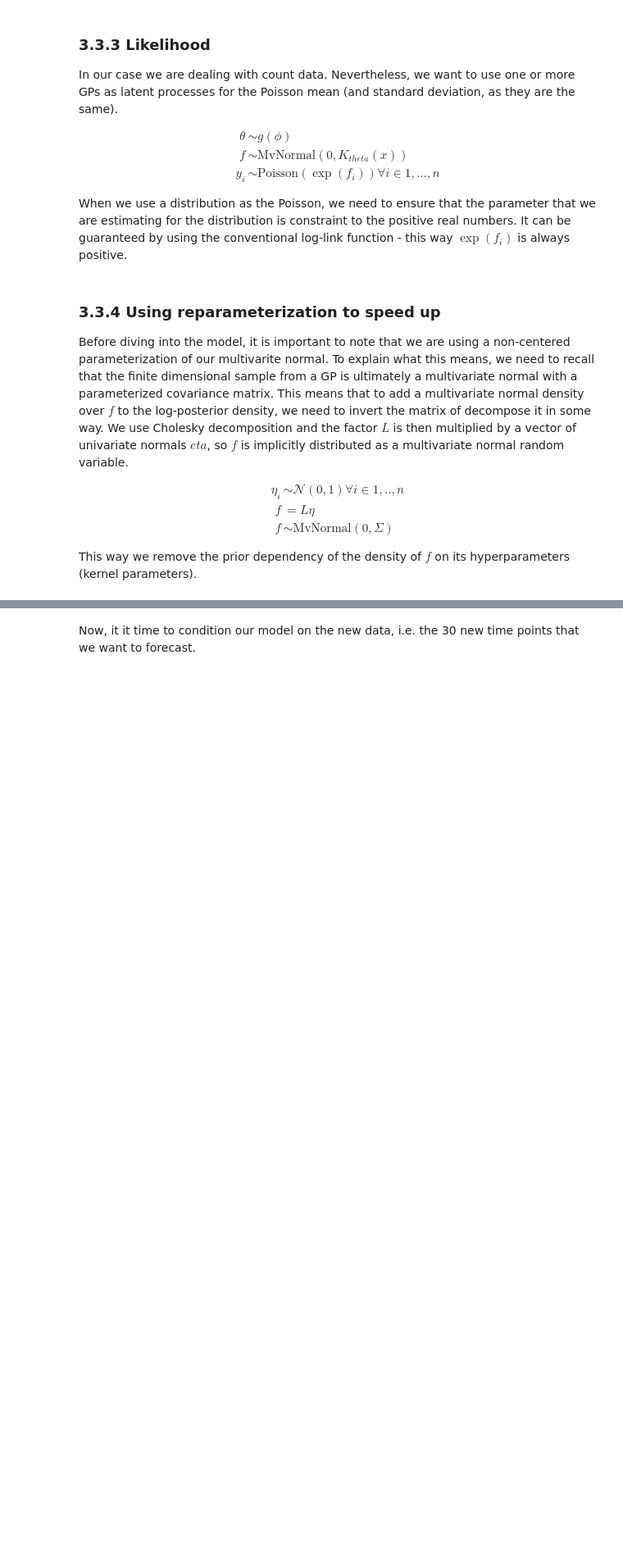
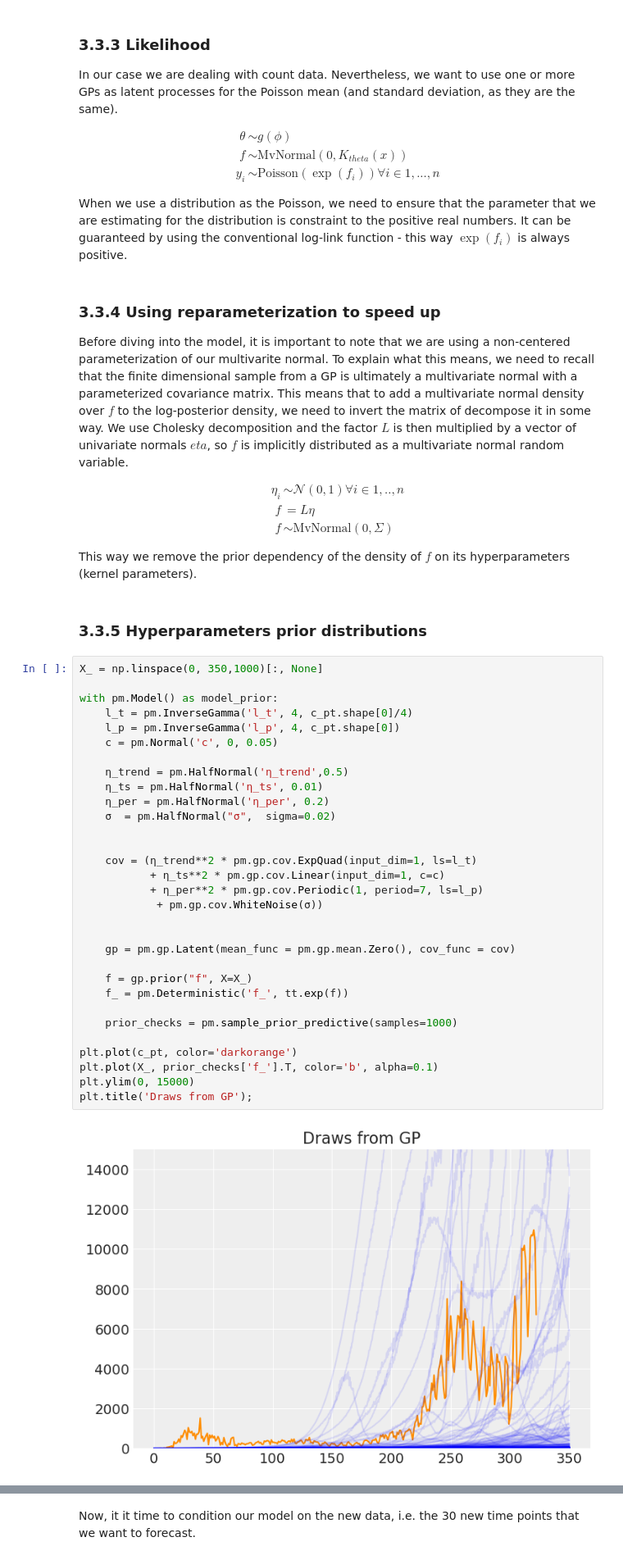
Before and after one commit to luisroque/hierarchical_ts_forecaster, a Jupyter notebook: notebooks/Forecasting new COVID19 cases in Portugal using Gaussian Processes.ipynb, the cells around one changed output, grey strips where cells are left out. Shown at 82% size. Drawn from its saved outputs; the diff is of its cells as text; blank space fills up the shorter version.

```diff
--- a/notebooks/Forecasting new COVID19 cases in Portugal using Gaussian Processes.ipynb
+++ b/notebooks/Forecasting new COVID19 cases in Portugal using Gaussian Processes.ipynb
@@ -267,4 +294,39 @@ f &\sim \text{MvNormal}(0, \Sigma)
 \end{align}
 
 This way we remove the prior dependency of the density of $f$ on its hyperparameters (kernel parameters).
+# %% [markdown]
+### 3.3.5 Hyperparameters prior distributions
+# %%
+X_ = np.linspace(0, 350,1000)[:, None]
+
+with pm.Model() as model_prior:
+    l_t = pm.InverseGamma('l_t', 4, c_pt.shape[0]/4)
+    l_p = pm.InverseGamma('l_p', 4, c_pt.shape[0])
+    c = pm.Normal('c', 0, 0.05)
+
+    η_trend = pm.HalfNormal('η_trend',0.5)
+    η_ts = pm.HalfNormal('η_ts', 0.01)
+    η_per = pm.HalfNormal('η_per', 0.2)
+    σ  = pm.HalfNormal("σ",  sigma=0.02)
+
+
+    cov = (η_trend**2 * pm.gp.cov.ExpQuad(input_dim=1, ls=l_t)
+           + η_ts**2 * pm.gp.cov.Linear(input_dim=1, c=c)
+           + η_per**2 * pm.gp.cov.Periodic(1, period=7, ls=l_p)
+            + pm.gp.cov.WhiteNoise(σ))
+
+
+    gp = pm.gp.Latent(mean_func = pm.gp.mean.Zero(), cov_func = cov)
+
+    f = gp.prior("f", X=X_)
+    f_ = pm.Deterministic('f_', tt.exp(f))
+
+    prior_checks = pm.sample_prior_predictive(samples=1000)
+
+plt.plot(c_pt, color='darkorange')
+plt.plot(X_, prior_checks['f_'].T, color='b', alpha=0.1)
+plt.ylim(0, 15000)
+plt.title('Draws from GP');
+# %% [output]
+[figure, added]
 # %% [markdown]
```
Also changed, not shown: parts of 13 cells of this notebook.
